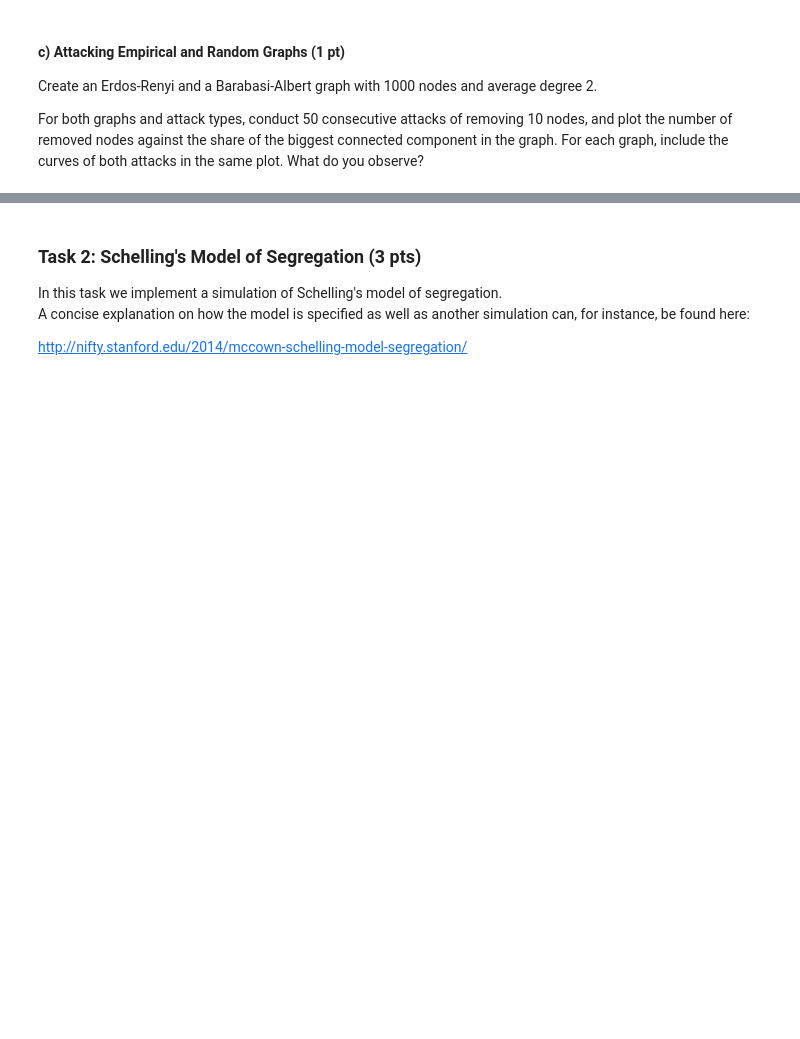
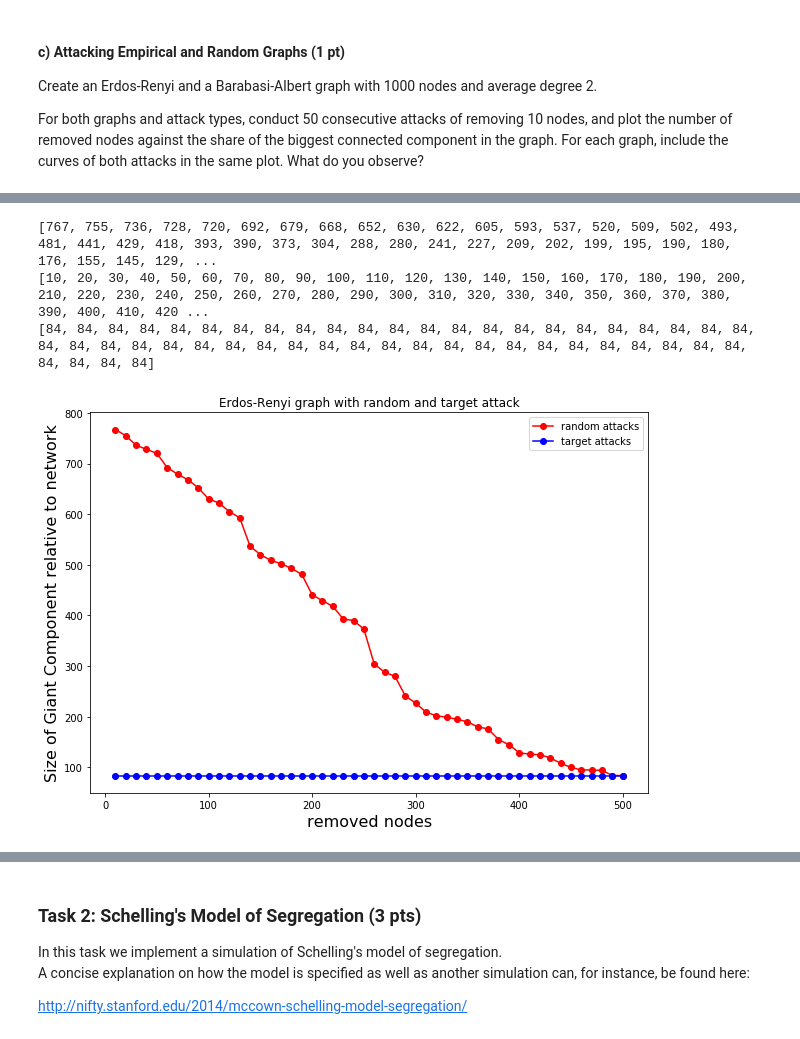
Before and after one commit to MaDolphin/Social-Data-Science, a Jupyter notebook: assignment_4/sunwen_home_assignment_4.ipynb, the cells around one changed output, grey strips where cells are left out. Drawn from its saved outputs; the diff is of its cells as text; code cells hidden in the pictures; blank space fills up the shorter version.

```diff
--- a/assignment_4/sunwen_home_assignment_4.ipynb
+++ b/assignment_4/sunwen_home_assignment_4.ipynb
@@ -137,0 +113,53 @@ IndentationError: expected an indented block (<ipython-input-19-239c8ebf23a2>, l
+# %%
+import numpy as np
+import matplotlib.pyplot as plt
+
+# Create Erdos-Renyi graph
+
+Er_G = nx.erdos_renyi_graph(1000,2/999)
+# nx.draw(G, with_labels=True)
+# plt.show()
+
+count = 0
+Max_CC_E1 = []
+removed_nodes = 0
+num_removed = []
+while (count < 50):
+    random_attack(Er_G,10)
+    Len_CC_E1 = [len(c) for c in sorted(nx.connected_components(Er_G), key=len, reverse=True)][0]
+    Max_CC_E1.extend([Len_CC_E1])
+    count = count + 1
+    removed_nodes = 10*count
+    num_removed.extend([removed_nodes])
+print(Max_CC_E1)
+# print(num_removed)
+
+count = 0
+Max_CC_E2 = []
+removed_nodes = 0
+num_removed = []
+while (count < 50):
+    target_attack(Er_G,10)
+    Len_CC_E2 = [len(c) for c in sorted(nx.connected_components(Er_G), key=len, reverse=True)][0]
+    Max_CC_E2.extend([Len_CC_E2])
+    count = count + 1
+    removed_nodes = 10*count
+    num_removed.extend([removed_nodes])
+print(Max_CC_E2)
+
+fig = plt.figure(figsize=(10,7))
+plt.plot(num_removed, Max_CC_E1, '-o',color='red',label='random attacks')
+plt.plot(num_removed, Max_CC_E2, '-o',color='blue',label='target attacks')
+plt.xscale('linear')
+plt.title("Erdos-Renyi graph with random and target attack")
+plt.xlabel('removed nodes', fontsize=16)
+plt.ylabel('Size of Giant Component relative to network', fontsize=16)
+#sns.despine()
+
+plt.legend()
+plt.show()
+# %% [output]
+[767, 755, 736, 728, 720, 692, 679, 668, 652, 630, 622, 605, 593, 537, 520, 509, 502, 493, 481, 441, 429, 418, 393, 390, 373, 304, 288, 280, 241, 227, 209, 202, 199, 195, 190, 180, 176, 155, 145, 129, ...
+[10, 20, 30, 40, 50, 60, 70, 80, 90, 100, 110, 120, 130, 140, 150, 160, 170, 180, 190, 200, 210, 220, 230, 240, 250, 260, 270, 280, 290, 300, 310, 320, 330, 340, 350, 360, 370, 380, 390, 400, 410, 420 ...
+[84, 84, 84, 84, 84, 84, 84, 84, 84, 84, 84, 84, 84, 84, 84, 84, 84, 84, 84, 84, 84, 84, 84, 84, 84, 84, 84, 84, 84, 84, 84, 84, 84, 84, 84, 84, 84, 84, 84, 84, 84, 84, 84, 84, 84, 84, 84, 84, 84, 84]
+[figure, added]
```
Also changed, not shown: parts of 5 cells of this notebook.
